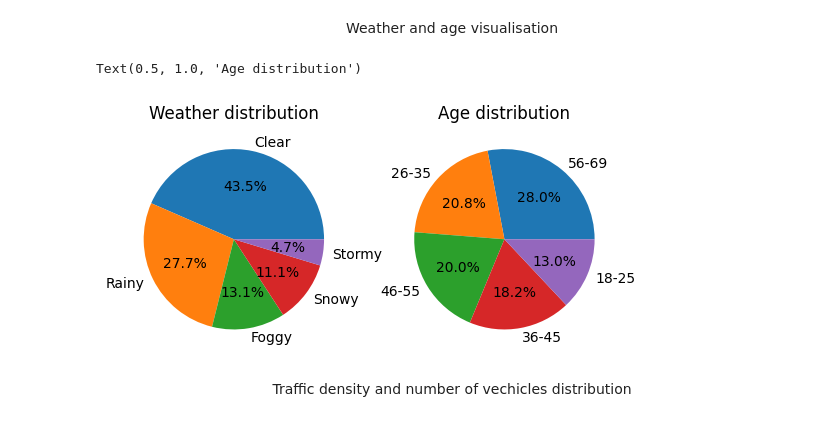
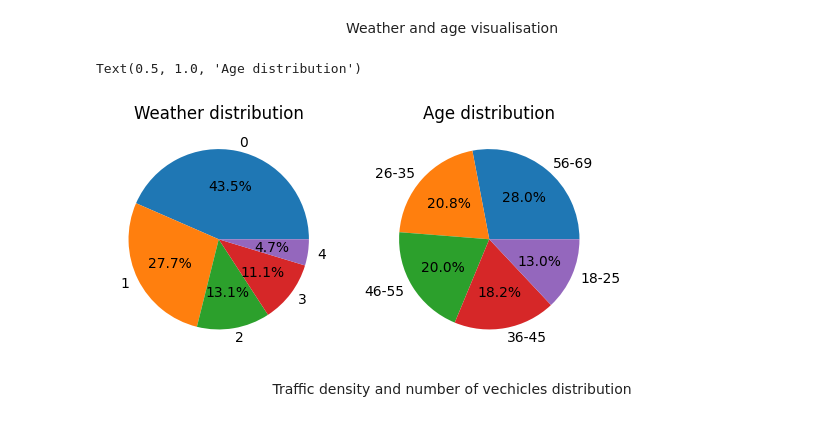
Before and after one commit to bigdog0044/Traffic-Accident-Prediction, a Jupyter notebook: main.ipynb, the cells around one changed output. Cells and saved outputs as stored; diff of their text form; code cells hidden in the pictures.

```diff
--- a/main.ipynb
+++ b/main.ipynb
@@ -52,6 +251,13 @@ data['Driver_Experience'] = data['Driver_Experience'].astype(int)
 data['Driver_Alcohol'] = data['Driver_Alcohol'].astype(int)
 data['Traffic_Density'] = data['Traffic_Density'].astype(int)
 data['Accident'] = data['Accident'].astype(int)
+# %%
+data['Weather'] = data['Weather'].map({"Clear":0, "Rainy":1,"Foggy":2,"Snowy":3,"Stormy":4})
+data['Road_Type'] = data['Road_Type'].map({"Highway":0, "City Road":1,"Rural Road":2,"Mountain Road":3})
+data['Time_of_Day'] = data['Time_of_Day'].map({"Morning":0, "Afternoon":1,"Evening":2,"Night":3})
+data['Road_Condition'] = data['Road_Condition'].map({"Dry":0, "Wet":1,"Icy":2,"Under Construction":3})
+data['Vehicle_Type'] = data['Vehicle_Type'].map({"Car":0, "Truck":1,"Motorcycle":2,"Bus":3})
+data['Road_Light_Condition'] = data['Road_Light_Condition'].map({"Daylight":0, "Artificial Light":1,"No Light":2})
 # %%
 data.head()
 # %% [output]
@@ -95,26 +301,26 @@ Name: count, dtype: int64
 # %%
 #working out the proportion of each type of condiction
 
 fig,ax = plt.subplots(1,2)
 
-wordLabels = ["Clear","Rainy","Foggy","Snowy","Stormy"]
+wordLabels = [0,1,2,3,4]
 totalWordArr = np.array([]).astype(int)
 
 for word in wordLabels:
     totalWordArr = np.append(totalWordArr,sum((data['Weather'] == word) == True))
     #print(f"Total amount of rows for {word} {sum((data['Weather'] == word) == True)}")
 
 
 ax[0].pie(totalWordArr, labels=wordLabels, autopct="%1.1f%%")
 ax[0].set_title("Weather distribution")
 
 
 ageGroupsCounts = ageGroups.value_counts()
 ax[1].pie(ageGroupsCounts, labels=ageGroupsCounts.index,autopct="%1.1f%%")
 ax[1].set_title("Age distribution")
 # %% [output]
 Text(0.5, 1.0, 'Age distribution')
-[figure, old version]
+[figure, new version]
 # %% [markdown]
 <p style="text-align:center">Traffic density and number of vechicles distribution</p>
 # %%
```
Also changed, not shown: parts of 13 cells of this notebook.
